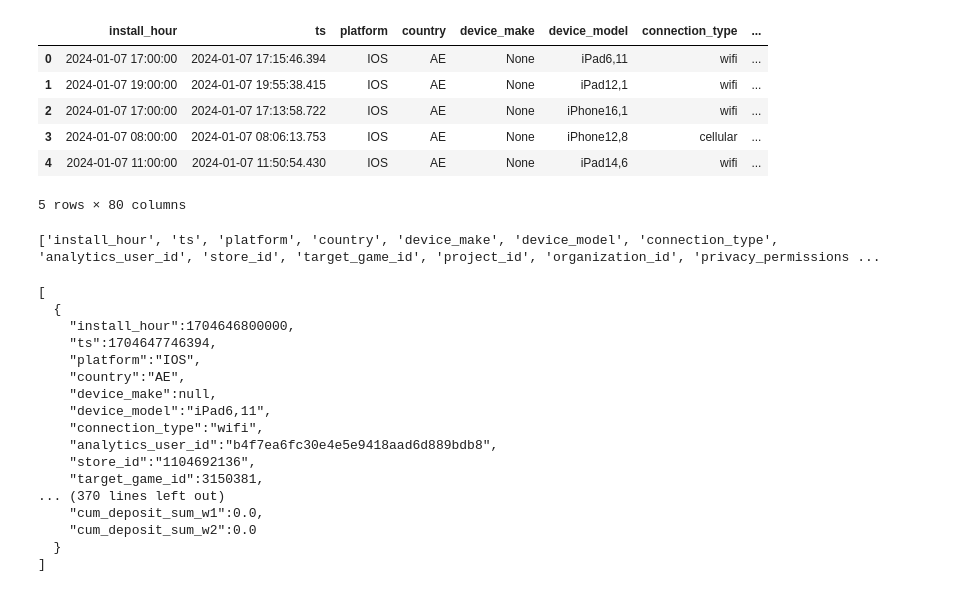
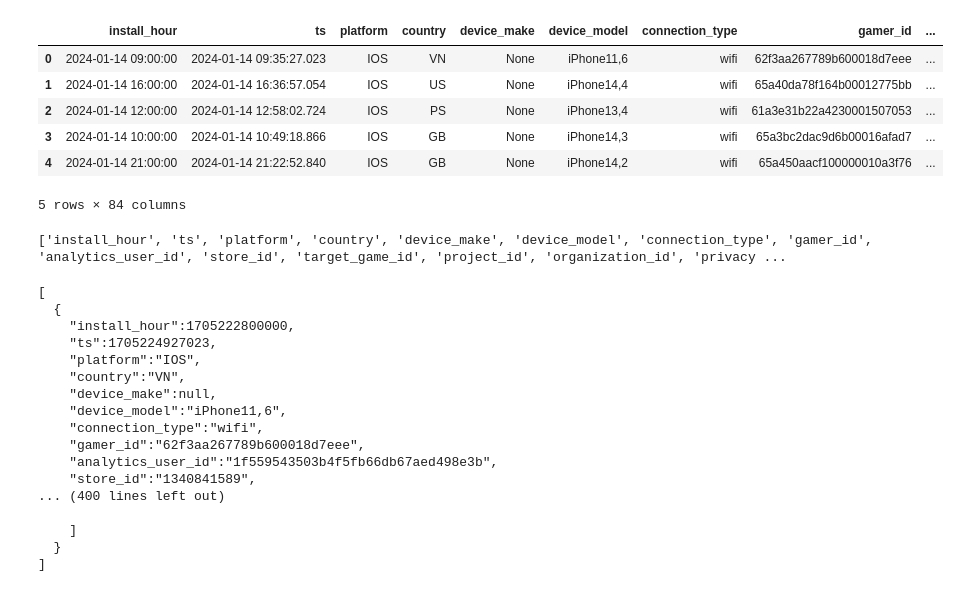
Before and after one commit to JeffreyXieCn/LearnAIML, a Jupyter notebook: Parquet/HelloParquet.ipynb, the cells around one changed output. Cells and saved outputs as stored; diff of their text form; code cells hidden in the pictures.

Commit message:
Check the data in Parquet file

```diff
--- a/Parquet/HelloParquet.ipynb
+++ b/Parquet/HelloParquet.ipynb
@@ -1,27 +1,27 @@
 # %%
 import pandas as pd
 
 # Replace 'file_path.parquet' with your Parquet file's path
-file_path = '/Users/jeffrey.xie/Downloads/parquet_ua-sdk_v4_user.installs.outcomes_d1_install_date=2024-01-09_000000000000 (1).parquet'
+file_path = '/Users/jeffrey.xie/Downloads/ua-sdk_v4_user.installs.outcomes_d1_install_date=2024-01-14_part-00000-84ea3603-79d7-4305-8479-fd5fff21f676-c000.snappy.parquet'
 
 # Read the Parquet file into a Pandas DataFrame
 df = pd.read_parquet(file_path)
 
 # Display the contents of the DataFrame
 df.head()  # Displays the first few rows of the DataFrame
 # %% [output]
-|  | install_hour | ts | platform | country | device_make | device_model | connection_type | ... |
-| 0 | 2024-01-07 17:00:00 | 2024-01-07 17:15:46.394 | IOS | AE | None | iPad6,11 | wifi | ... |
-| 1 | 2024-01-07 19:00:00 | 2024-01-07 19:55:38.415 | IOS | AE | None | iPad12,1 | wifi | ... |
-| 2 | 2024-01-07 17:00:00 | 2024-01-07 17:13:58.722 | IOS | AE | None | iPhone16,1 | wifi | ... |
-| 3 | 2024-01-07 08:00:00 | 2024-01-07 08:06:13.753 | IOS | AE | None | iPhone12,8 | cellular | ... |
-| 4 | 2024-01-07 11:00:00 | 2024-01-07 11:50:54.430 | IOS | AE | None | iPad14,6 | wifi | ... |
+|  | install_hour | ts | platform | country | device_make | device_model | connection_type | gamer_id | ... |
+| 0 | 2024-01-14 09:00:00 | 2024-01-14 09:35:27.023 | IOS | VN | None | iPhone11,6 | wifi | 62f3aa267789b600018d7eee | ... |
+| 1 | 2024-01-14 16:00:00 | 2024-01-14 16:36:57.054 | IOS | US | None | iPhone14,4 | wifi | 65a40da78f164b00012775bb | ... |
+| 2 | 2024-01-14 12:00:00 | 2024-01-14 12:58:02.724 | IOS | PS | None | iPhone13,4 | wifi | 61a3e31b22a4230001507053 | ... |
+| 3 | 2024-01-14 10:00:00 | 2024-01-14 10:49:18.866 | IOS | GB | None | iPhone14,3 | wifi | 65a3bc2dac9d6b00016afad7 | ... |
+| 4 | 2024-01-14 21:00:00 | 2024-01-14 21:22:52.840 | IOS | GB | None | iPhone14,2 | wifi | 65a450aacf100000010a3f76 | ... |
-5 rows × 80 columns
+5 rows × 84 columns
 # %%
 # Print the column names (header row)
 print(df.columns.tolist())  # Convert column names to a list and print
 # %% [output]
-['install_hour', 'ts', 'platform', 'country', 'device_make', 'device_model', 'connection_type', 'analytics_user_id', 'store_id', 'target_game_id', 'project_id', 'organization_id', 'privacy_permissions ...
+['install_hour', 'ts', 'platform', 'country', 'device_make', 'device_model', 'connection_type', 'gamer_id', 'analytics_user_id', 'store_id', 'target_game_id', 'project_id', 'organization_id', 'privacy ...
 # %%
 # Select the first 3 rows and convert them to JSON format with indentation
 json_data = df.head(3).to_json(orient='records', indent=2)  # Adjust indent value as needed
@@ -31,18 +31,18 @@ print(json_data)
 # %% [output]
 [
   {
-    "install_hour":1704646800000,
-    "ts":1704647746394,
+    "install_hour":1705222800000,
+    "ts":1705224927023,
     "platform":"IOS",
-    "country":"AE",
+    "country":"VN",
     "device_make":null,
-    "device_model":"iPad6,11",
+    "device_model":"iPhone11,6",
     "connection_type":"wifi",
-    "analytics_user_id":"b4f7ea6fc30e4e5e9418aad6d889bdb8",
-    "store_id":"1104692136",
-    "target_game_id":3150381,
-... (370 lines left out)
-    "cum_deposit_sum_w1":0.0,
-    "cum_deposit_sum_w2":0.0
+    "gamer_id":"62f3aa267789b600018d7eee",
+    "analytics_user_id":"1f559543503b4f5fb66db67aed498e3b",
+    "store_id":"1340841589",
+... (400 lines left out)
+
+    ]
   }
 ]
```
Also changed, not shown: parts of 3 cells of this notebook.
